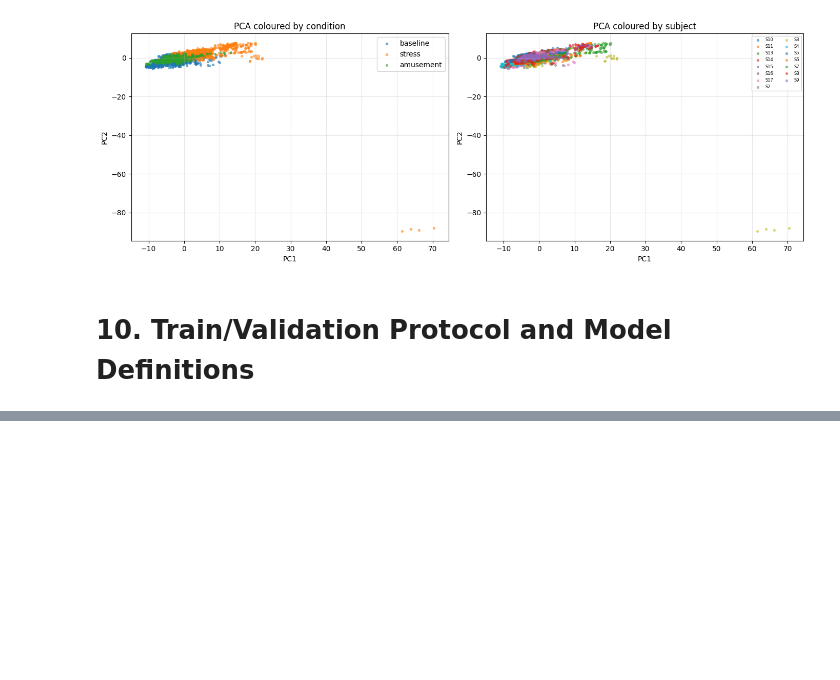
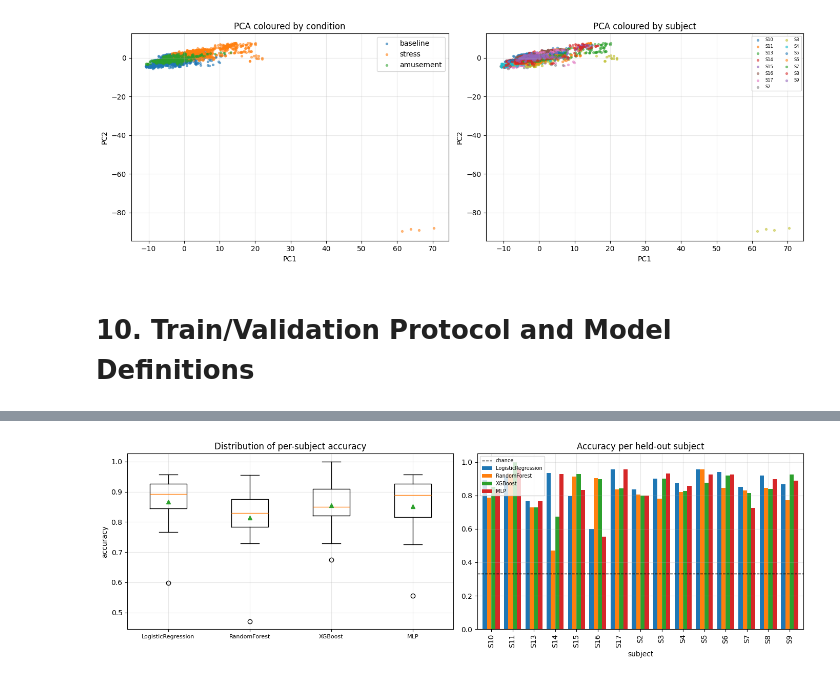
Before and after one commit to plavizmaj/Wearable_Stress_and_Affect_Detection, a Jupyter notebook: WESAD_(Wearable_Stress_and_Affect_Detection).ipynb, the cells around one changed output, grey strips where cells are left out. Saved outputs shown, nothing was run; the diff lists cells and outputs as text; code cells hidden in the pictures; blank space fills up the shorter version.

```diff
--- a/WESAD_(Wearable_Stress_and_Affect_Detection).ipynb
+++ b/WESAD_(Wearable_Stress_and_Affect_Detection).ipynb
@@ -982,0 +1216,9 @@ plt.show()
+# %%
+subj_acc = pd.DataFrame({
+    name: res["per_subject"].set_index("subject")["accuracy"]
+    for name, res in results.items()
+})
+print("\nPer-subject LOSO accuracy:")
+print(subj_acc.round(3))
+print("\nMean +/- std across subjects:")
+print(pd.DataFrame({"mean": subj_acc.mean(), "std": subj_acc.std()}).round(3))
@@ -982,0 +1243,15 @@ plt.show()
+# %%
+fig, axes = plt.subplots(1, 2, figsize=(14, 4.5))
+axes[0].boxplot([subj_acc[c].to_numpy() for c in subj_acc.columns], showmeans=True)
+axes[0].set_xticks(range(1, len(subj_acc.columns) + 1), list(subj_acc.columns))
+axes[0].set_ylabel("accuracy")
+axes[0].set_title("Distribution of per-subject accuracy")
+axes[0].tick_params(axis="x", labelsize=8)
+subj_acc.plot(kind="bar", ax=axes[1], width=0.8)
+axes[1].axhline(1.0 / len(CLASSES), ls="--", c="k", lw=1, label="chance")
+axes[1].set_title("Accuracy per held-out subject")
+axes[1].legend(fontsize=7)
+plt.tight_layout()
+plt.show()
+# %% [output]
+[figure, added]
```
Also changed, not shown: parts of 24 cells of this notebook.
